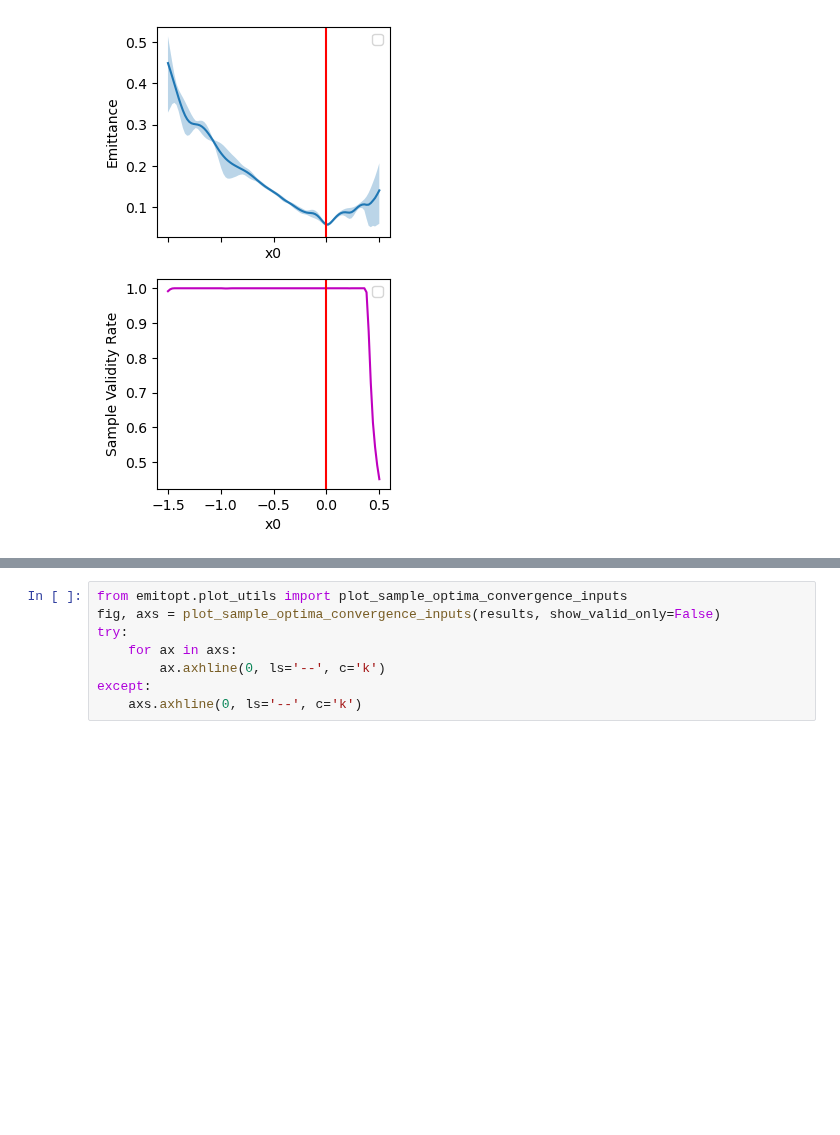
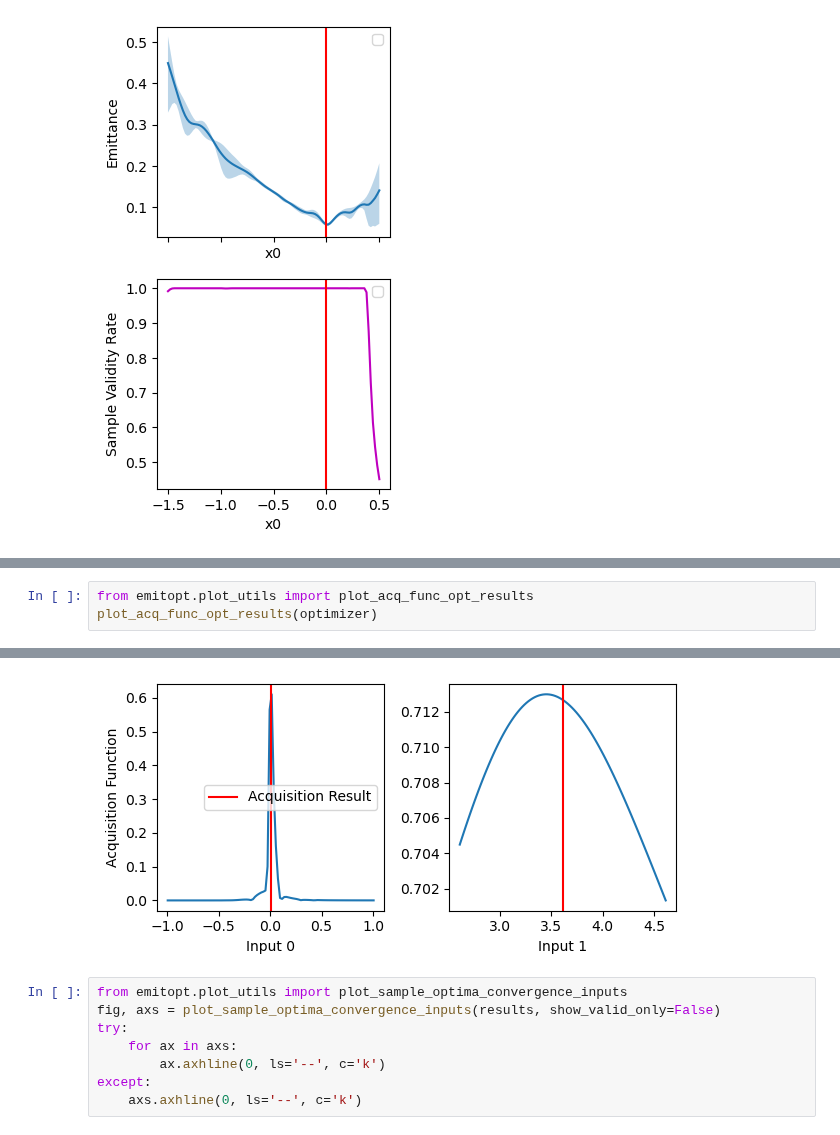
Before and after one commit to roussel-ryan/emitopt, a Jupyter notebook: examples/bax-emittance-xy-minimization-toy-model-2d-PAPERFIG.ipynb, the cells around one changed output, grey strips where cells are left out. Cells and saved outputs as stored; diff of their text form; blank space fills up the shorter version.

```diff
--- a/examples/bax-emittance-xy-minimization-toy-model-2d-PAPERFIG.ipynb
+++ b/examples/bax-emittance-xy-minimization-toy-model-2d-PAPERFIG.ipynb
@@ -573,0 +507,4 @@ plt.show()
+# %%
+from emitopt.plot_utils import plot_acq_func_opt_results
+plot_acq_func_opt_results(optimizer)
+# %% [output]
@@ -574,3 +513,4 @@ plt.show()
+[figure, added]
 # %%
 from emitopt.plot_utils import plot_sample_optima_convergence_inputs
 fig, axs = plot_sample_optima_convergence_inputs(results, show_valid_only=False)
```
Also changed, not shown: parts of 35 cells of this notebook, 1 other file.
